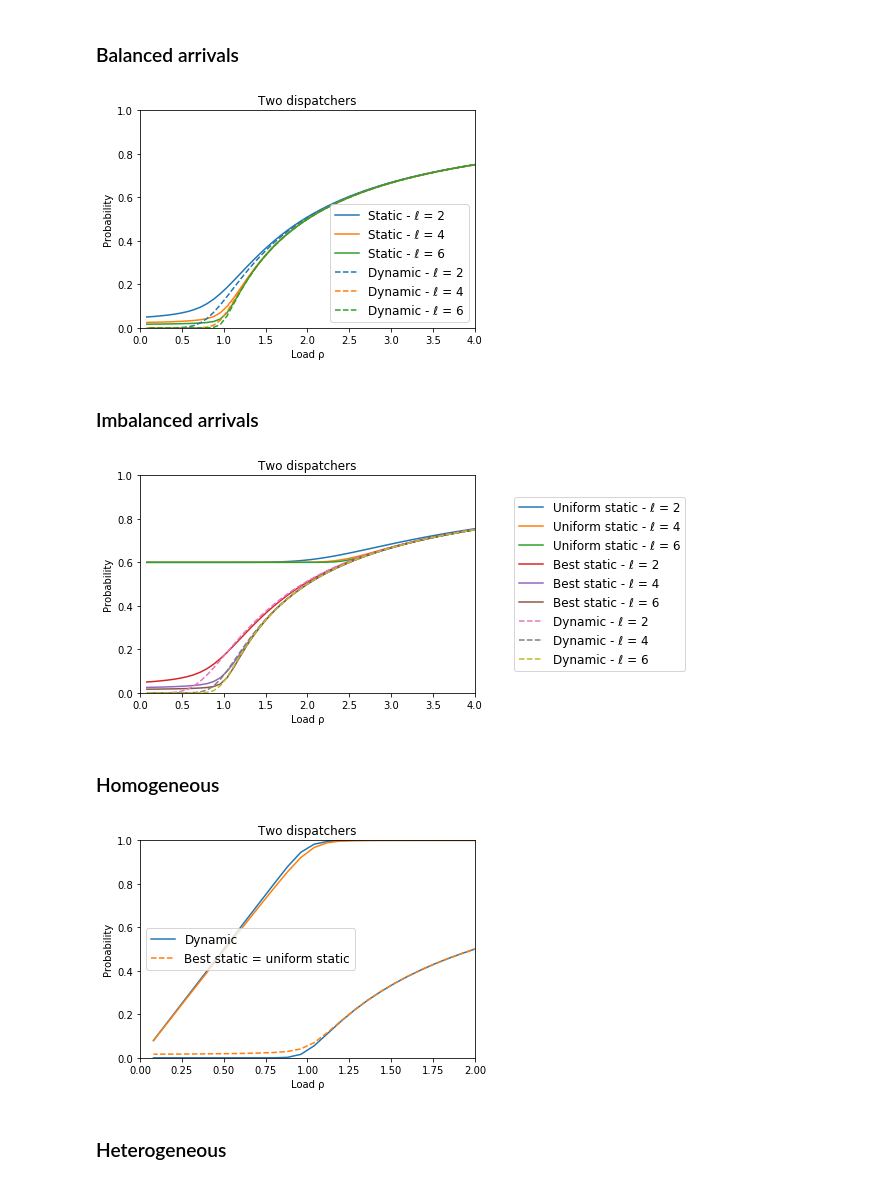
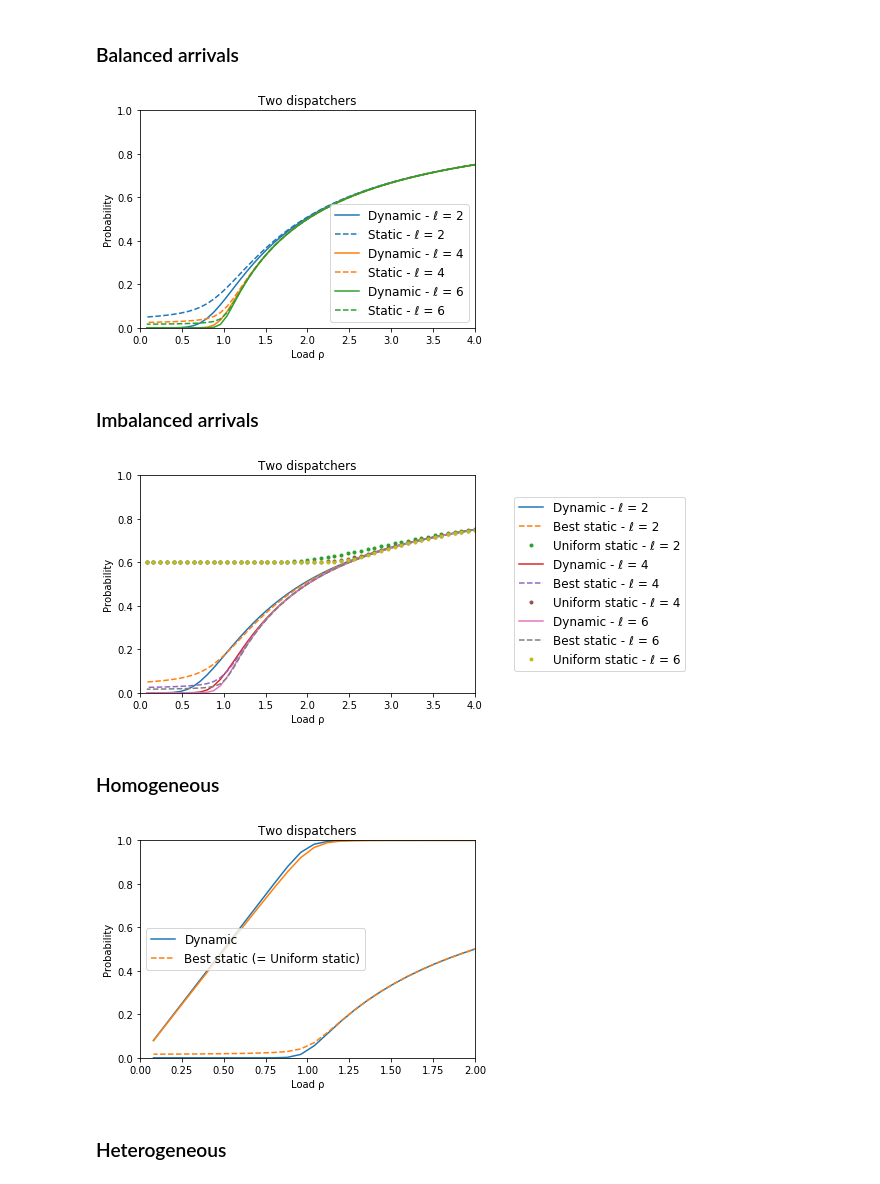
Before and after one commit to ccomte/phd-thesis, a Jupyter notebook: 9-2-load-balancing-with-multiple-dispatchers/plot.ipynb, the cells around one changed output. Cells and saved outputs as stored; diff of their text form; code cells hidden in the pictures.

```diff
--- a/9-2-load-balancing-with-multiple-dispatchers/plot.ipynb
+++ b/9-2-load-balancing-with-multiple-dispatchers/plot.ipynb
@@ -97,11 +191,11 @@ def multi_dispatcher_static_normalization(l, α, β):
 
     return sum(sum(π))
 # %%
-def multi_dispatcher_static_loss(I, l, α1, p1, μ, ρρ):
+def multi_dispatcher_static_loss(I, l, μ, ρρ, α1, p1):
     ll = l * ones(I, dtype=int)
     return [ (
         (1 - α1) / single_dispatcher_normalization(ll, p1 * μ * ones(I), α1 * I * μ * ρ)
         + α1 / single_dispatcher_normalization(ll, (1 - p1) * μ * ones(I), (1 - α1) * I * μ * ρ)
-    ) / multi_dispatcher_static_normalization(ll, p1 / (α1 * I * ρ), (1 - p1) / ((1 - α1) * I * ρ)) for ρ in ρρ ]
+    ) / multi_dispatcher_static_normalization(I, ll, μ, ρ, α1, p1) for ρ in ρρ ]
 # %% [markdown]
 ### Multple dispatchers with a dynamic routing
@@ -160,2 +338,3 @@ p1 = .5 # routing probabilities of tokens to dispatcher 1
 # %%
-static = [multi_dispatcher_static_loss(I, l, α1, p1, μ, ρρ) for l in ll]
+static = [multi_dispatcher_static_loss(I, l, μ, ρρ, α1, p1=α1) for l in ll]
+dynamic = [multi_dispatcher_dynamic_loss(I, l, α1, μ, ρρ) for l in ll]
@@ -164,10 +341,8 @@ dynamic = [multi_dispatcher_dynamic_loss(I, l, α1, μ, ρρ) for l in ll]
 # %%
 # plot
 for i,l in enumerate(ll):
-    plot(ρρ, static[i], label = "Static - ℓ = " + str(l))
-
-for i,l in enumerate(ll):
-    plot(ρρ, dynamic[i], '--', color = 'C'+str(i), label = "Dynamic - ℓ = " + str(l))
+    plot(ρρ, dynamic[i], color = 'C'+str(i), label = "Dynamic - ℓ = %d" % l)
+    plot(ρρ, static[i], '--', label = "Static - ℓ = %d" % l)
 
 #for i,l in enumerate(ll):
 #    ρρρ, exp_blocking \
@@ -184,7 +359,7 @@ legend(loc=4); title("Two dispatchers")
 xlabel("Load ρ"); ylabel("Probability")
 show()
 # %% [output]
-[figure, old version]
+[figure, new version]
 # %% [markdown]
 ### Imbalanced arrivals
 # %%
@@ -197,3 +369,4 @@ uniform_static = [multi_dispatcher_static_loss(I, l, α1, p1, μ, ρρ) for l in
 # %%
-p1 = α1
-best_static = [multi_dispatcher_static_loss(I, l, α1, p1, μ, ρρ) for l in ll]
+uniform_static = [multi_dispatcher_static_loss(I, l, μ, ρρ, α1, p1=.5) for l in ll]
+best_static = [multi_dispatcher_static_loss(I, l, μ, ρρ, α1, p1=α1) for l in ll]
+dynamic = [multi_dispatcher_dynamic_loss(I, l, α1, μ, ρρ) for l in ll]
@@ -202,30 +373,26 @@ dynamic = [multi_dispatcher_dynamic_loss(I, l, α1, μ, ρρ) for l in ll]
 # %%
 # plot
 for i,l in enumerate(ll):
-    plot(ρρ, uniform_static[i], label = "Uniform static - ℓ = " + str(l))
-
-for i,l in enumerate(ll):
-    plot(ρρ, best_static[i], label = "Best static - ℓ = " + str(l))
-
-for i,l in enumerate(ll):
-    plot(ρρ, dynamic[i], '--', label = "Dynamic - ℓ = " + str(l))
+    plot(ρρ, dynamic[i], label = "Dynamic - ℓ = %d" % l)
+    plot(ρρ, best_static[i], '--', label = "Best static - ℓ = %d" % l)
+    plot(ρρ, uniform_static[i], '.', label = "Uniform static - ℓ = %d" % l)
 
 #for i,l in enumerate(ll):
 #    ρρρ, exp_blocking \
 #    = loadtxt('data/dispatchers' + str(l) + '-imbalanced-blocking', delimiter='\t', unpack=True)
 #    plot(ρρρ, exp_blocking, color = 'C' + str(i), linestyle="None", marker="x", label="Static - ℓ = " + str(l))
 
 #for i,l in enumerate(ll):
 #    ρρρ, exp_blocking \
 #    = loadtxt('data/baf' + str(l) + '-imbalanced-blocking', delimiter='\t', unpack=True)
 #    plot(ρρρ, exp_blocking, color = 'C' + str(i), linestyle="None", marker="+", label="Dynamic - ℓ = " + str(l))
 
 xlim(0,4); ylim(0,1)
 legend(loc=6, bbox_to_anchor=(1.1, .5)); title("Two dispatchers")
 xlabel("Load ρ"); ylabel("Probability")
 show()
 # %% [output]
-[figure, old version]
+[figure, new version]
 # %% [markdown]
 ### Homogeneous
 # %%
@@ -241,7 +406,7 @@ dynamic = multi_dispatcher_dynamic_loss(I, l, α1, μ, ρρ)
 # plot
 plot(ρρ, dynamic, color = 'C0', label = "Dynamic")
 plot(ρρ, ρρ * [1. - β for β in dynamic], color = 'C0')
-plot(ρρ, static, '--', color = 'C1', label = "Best static = uniform static")
+plot(ρρ, static, '--', color = 'C1', label = "Best static (= Uniform static)")
 plot(ρρ, ρρ * [1. - β for β in static], color = 'C1')
 
 #ρρρ, exp_blocking \
@@ -257,7 +422,7 @@ legend(loc='best'); title("Two dispatchers")
 xlabel("Load ρ"); ylabel("Probability")
 show()
 # %% [output]
-[figure, old version]
+[figure, new version]
 # %% [markdown]
 ### Heterogeneous
 # %%
```
Also changed, not shown: parts of 18 cells of this notebook.
